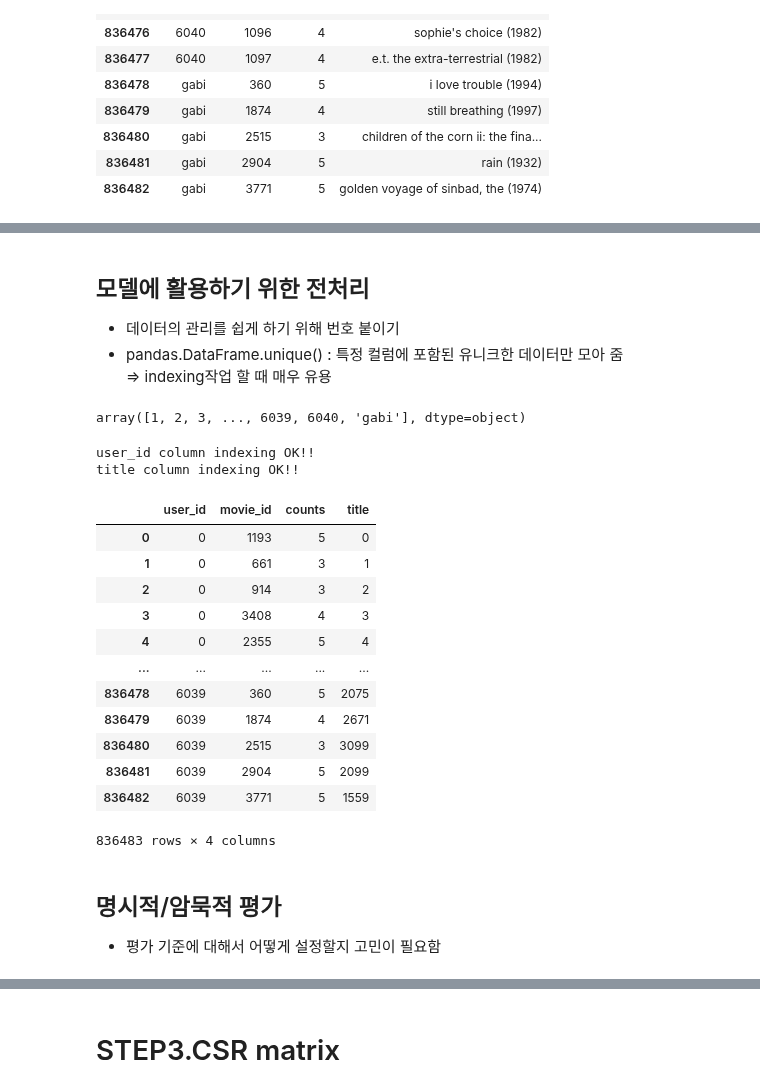
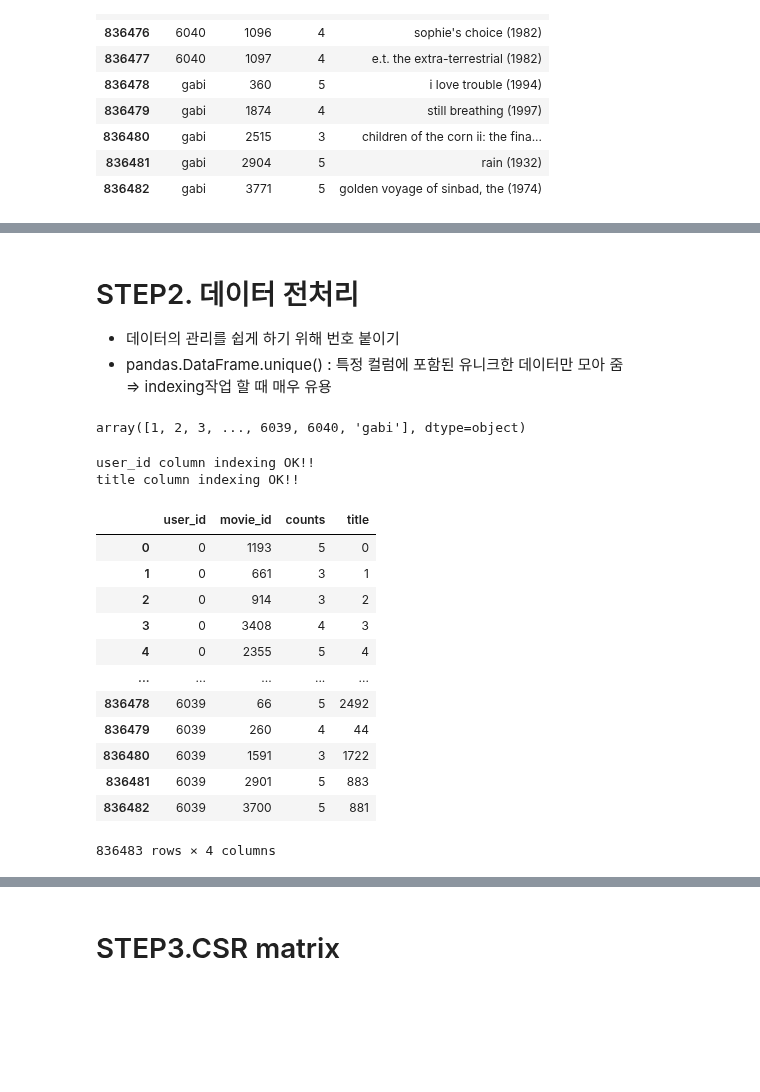
Before and after one commit to LAGABI44/AIFFEL_Study, a Jupyter notebook: EXPLORATION/Submission/[E-14]Movie_Recommendations.ipynb, the cells around one changed output, grey strips where cells are left out. Drawn from its saved outputs; the diff is of its cells as text; code cells hidden in the pictures; blank space fills up the shorter version.

```diff
--- a/EXPLORATION/Submission/[E-14]Movie_Recommendations.ipynb
+++ b/EXPLORATION/Submission/[E-14]Movie_Recommendations.ipynb
@@ -210,3 +402,10 @@ merge_movies_1.tail(10)
 | 836480 | gabi | 2515 | 3 | children of the corn ii: the fina... |
 | 836481 | gabi | 2904 | 5 | rain (1932) |
 | 836482 | gabi | 3771 | 5 | golden voyage of sinbad, the (1974) |
+# %%
+my_favorite_id_2 = [66, 260, 1591, 2901, 3700]
+my_favorite_title_2 = ['lawnmower man 2: beyond cyberspace (1996)', 'star wars: episode iv - a new hope (1977)', 'spawn (1997)', 'phantasm (1979)','brother from another planet, the (1984)']
+my_favorite_count_2	 = [5,4,3,5,5]
+
+my_movielist_2 = pd.DataFrame({'user_id': ['gabi']*5, 'movie_id': my_favorite_id_2, 'counts': my_favorite_count_2, 'title': my_favorite_title_2})
+my_movielist_2
@@ -212,0 +419,3 @@ merge_movies_1.tail(10)
+# %%
+merge_movies_3 = merge_movies_1.append(my_movielist_2, ignore_index=True)
+merge_movies_3.tail(10)
@@ -213,5 +479,5 @@ merge_movies_1.tail(10)
 # %% [markdown]
-## 모델에 활용하기 위한 전처리
+# STEP2. 데이터 전처리
 -  데이터의 관리를 쉽게 하기 위해 번호 붙이기
 - pandas.DataFrame.unique() : 특정 컬럼에 포함된 유니크한 데이터만 모아 줌
     => indexing작업 할 때 매우 유용
@@ -221,8 +487,8 @@ merge_movies_1['user_id'].unique()
 array([1, 2, 3, ..., 6039, 6040, 'gabi'], dtype=object)
 # %%
 # 고유한 유저, 제목을 찾아내는 코드
-user_unique = merge_movies_1['user_id'].unique()
-title_unique = merge_movies_1['title'].unique()
+user_unique = merge_movies_3['user_id'].unique()
+title_unique = merge_movies_3['title'].unique()
 
 # 유저, 아티스트 indexing 하는 코드 idx는 index의 약자입니다.
 user_to_idx = {v:k for k,v in enumerate(user_unique)}
@@ -234,41 +500,38 @@ title_to_idx = {v:k for k,v in enumerate(title_unique)}
 # %%
 # indexing을 통해 데이터 컬럼 내 값을 바꾸는 코드
 # dictionary 자료형의 get 함수는 https://wikidocs.net/16 을 참고하세요.
 
 # user_to_idx.get을 통해 user_id 컬럼의 모든 값을 인덱싱한 Series를 구해 봅시다.
 # 혹시 정상적으로 인덱싱되지 않은 row가 있다면 인덱스가 NaN이 될 테니 dropna()로 제거합니다.
-temp_user_data = merge_movies_1['user_id'].map(user_to_idx.get).dropna()
-if len(temp_user_data) == len(merge_movies_1):   # 모든 row가 정상적으로 인덱싱되었다면
+temp_user_data = merge_movies_3['user_id'].map(user_to_idx.get).dropna()
+if len(temp_user_data) == len(merge_movies_3):   # 모든 row가 정상적으로 인덱싱되었다면
     print('user_id column indexing OK!!')
-    merge_movies_1['user_id'] = temp_user_data   # data['user_id']을 인덱싱된 Series로 교체해 줍니다.
+    merge_movies_3['user_id'] = temp_user_data   # data['user_id']을 인덱싱된 Series로 교체해 줍니다.
 else:
     print('user_id column indexing Fail!!')
 
 # artist_to_idx을 통해 artist 컬럼도 동일한 방식으로 인덱싱해 줍니다.
-temp_title_data = merge_movies_1['title'].map(title_to_idx.get).dropna()
-if len(temp_title_data) == len(merge_movies_1):
+temp_title_data = merge_movies_3['title'].map(title_to_idx.get).dropna()
+if len(temp_title_data) == len(merge_movies_3):
     print('title column indexing OK!!')
-    merge_movies_1['title'] = temp_title_data
+    merge_movies_3['title'] = temp_title_data
 else:
     print('title column indexing Fail!!')
 
-merge_movies_1
+merge_movies_3
 # %% [output]
 user_id column indexing OK!!
 title column indexing OK!!
 |  | user_id | movie_id | counts | title |
 | 0 | 0 | 1193 | 5 | 0 |
 | 1 | 0 | 661 | 3 | 1 |
 | 2 | 0 | 914 | 3 | 2 |
 | 3 | 0 | 3408 | 4 | 3 |
 | 4 | 0 | 2355 | 5 | 4 |
 | ... | ... | ... | ... | ... |
-| 836478 | 6039 | 360 | 5 | 2075 |
-| 836479 | 6039 | 1874 | 4 | 2671 |
-| 836480 | 6039 | 2515 | 3 | 3099 |
-| 836481 | 6039 | 2904 | 5 | 2099 |
-| 836482 | 6039 | 3771 | 5 | 1559 |
+| 836478 | 6039 | 66 | 5 | 2492 |
+| 836479 | 6039 | 260 | 4 | 44 |
+| 836480 | 6039 | 1591 | 3 | 1722 |
+| 836481 | 6039 | 2901 | 5 | 883 |
+| 836482 | 6039 | 3700 | 5 | 881 |
 836483 rows × 4 columns
-# %% [markdown]
-## 명시적/암묵적 평가
-- 평가 기준에 대해서 어떻게 설정할지 고민이 필요함
```
Also changed, not shown: parts of 70 cells of this notebook.
